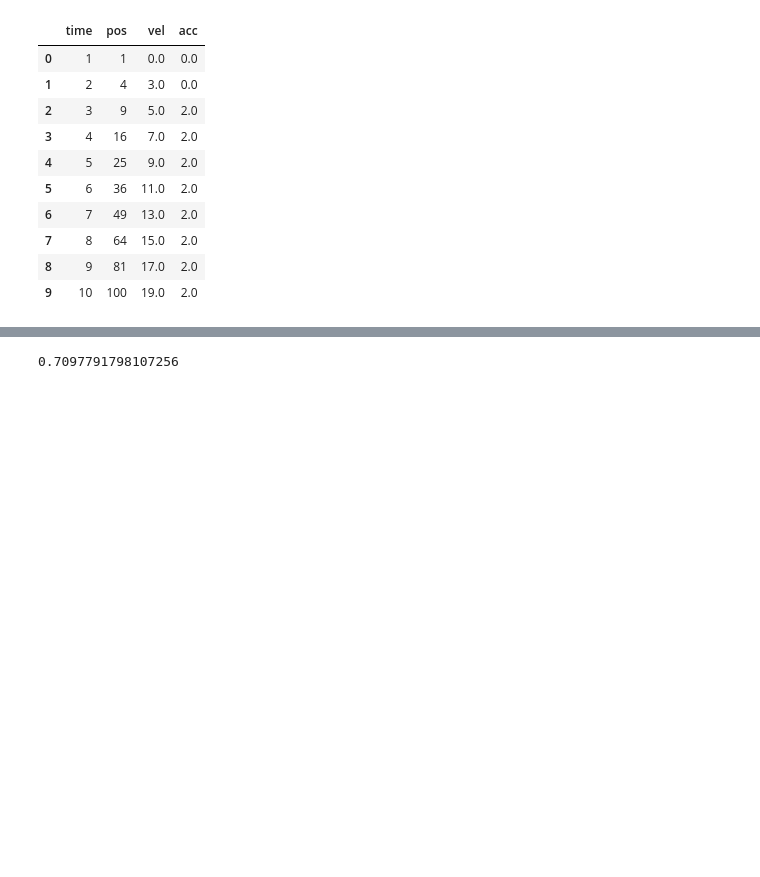
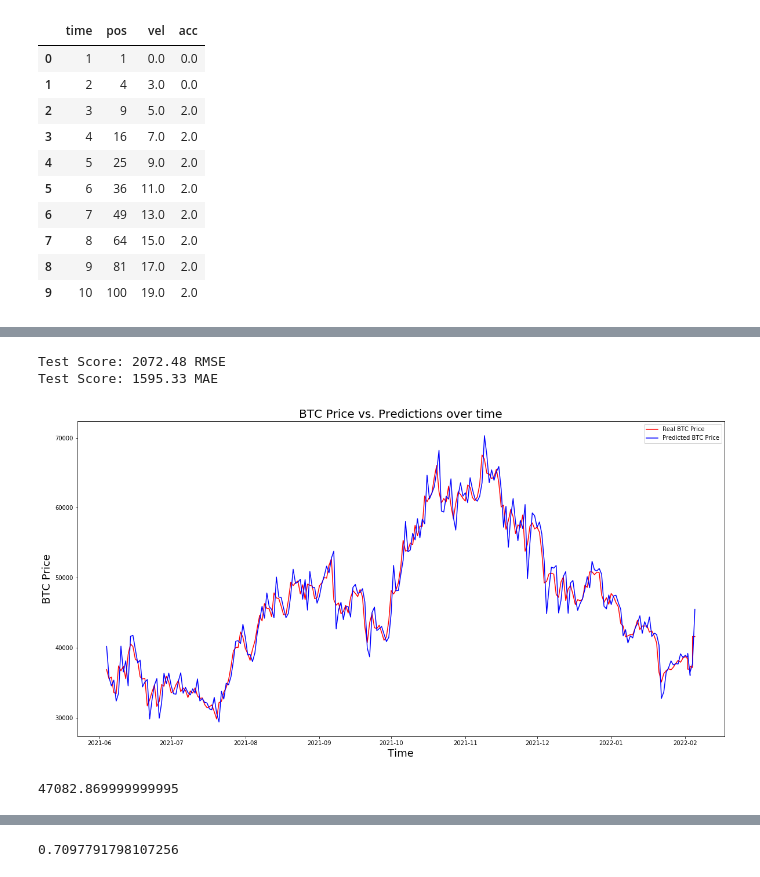
Before and after one commit to Price-Prediction-Model-Org/Price-Prediction-Model-Group, a Jupyter notebook: Model_Integration.ipynb, the cells around one changed output, grey strips where cells are left out. Drawn from its saved outputs; the diff is of its cells as text; code cells hidden in the pictures; blank space fills up the shorter version.

```diff
--- a/Model_Integration.ipynb
+++ b/Model_Integration.ipynb
@@ -276,0 +341,3 @@ def predict_past_year_acc(session, coin, model, scaler, look_back):
+# %%
+predicted_stock_acc = np.pad(predicted_stock_acc, (look_back, 0), 'constant', constant_values=(0))
+features_df['pred_acc'] = predicted_stock_acc.reshape(-1,1)
@@ -276,0 +360,50 @@ def predict_past_year_acc(session, coin, model, scaler, look_back):
+# %%
+
+# features_df['pred_price'] = features_df['pred_acc'].apply(lambda x: features_df.iloc[i][3])
+
+
+pred_prices = []
+
+for i in range(30, len(predicted_stock_acc)):
+    pred_prices.append(features_df.iloc[i][5] + features_df.iloc[i-1][3] + features_df.iloc[i-1][0])
+
+pred_prices = np.array(pred_prices)
+
+pred_prices = np.pad(pred_prices, (look_back, 0), 'constant', constant_values=(0))
+# predicted_stock_acc = np.pad(predicted_stock_acc, (look_back, 0), 'constant', constant_values=(0))
+# print(len(predicted_stock_acc))
+
+features_df['pred_price'] = pred_prices
+# %%
+# features_df['pred_acc'] = predicted_stock_acc.reshape(-1,1)
+# features_df['dates'] = dates[50:]
+# len(predicted_stock_acc)
+
+testScoreRMSE = np.sqrt(mean_squared_error(features_df['close'].values[150:], features_df['pred_price'].values[150:]))
+print('Test Score: %.2f RMSE' % (testScoreRMSE))
+
+testScoreMAE = mean_absolute_error(features_df['close'].values[150:], features_df['pred_price'].values[150:])
+print('Test Score: %.2f MAE' % (testScoreMAE))
+
+
+fig, ax = plt.subplots(1,1, figsize=(20,10))
+
+ax.plot(dates[150:], features_df['close'].iloc[100:], color='r', label='Real BTC Price')
+ax.plot(dates[150:], features_df['pred_price'].iloc[100:], color = 'b', label='Predicted BTC Price')
+
+ax.set_xlabel('Time', fontsize=18)
+ax.set_ylabel('BTC Price', fontsize=18)
+ax.set_title('BTC Price vs. Predictions over time', fontsize=20)
+plt.legend()
+plt.show()
+# %% [output]
+Test Score: 2072.48 RMSE
+Test Score: 1595.33 MAE
+[figure, added]
+# %%
+features_df.head()
+
+x = -3494.77 + 839.47 + 49738.17
+x
+# %% [output]
+47082.869999999995
```
Also changed, not shown: parts of 7 cells of this notebook, 4 other files.
